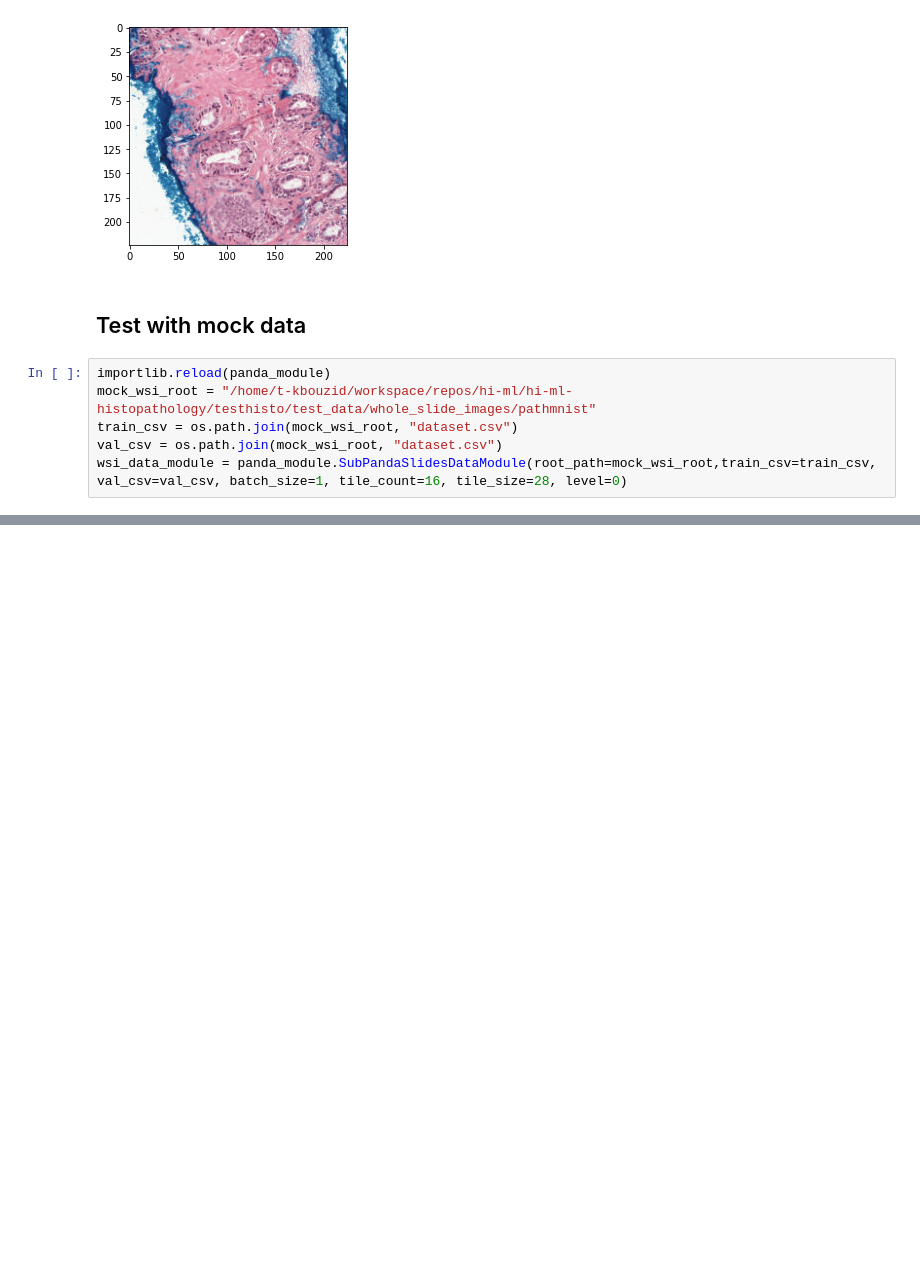
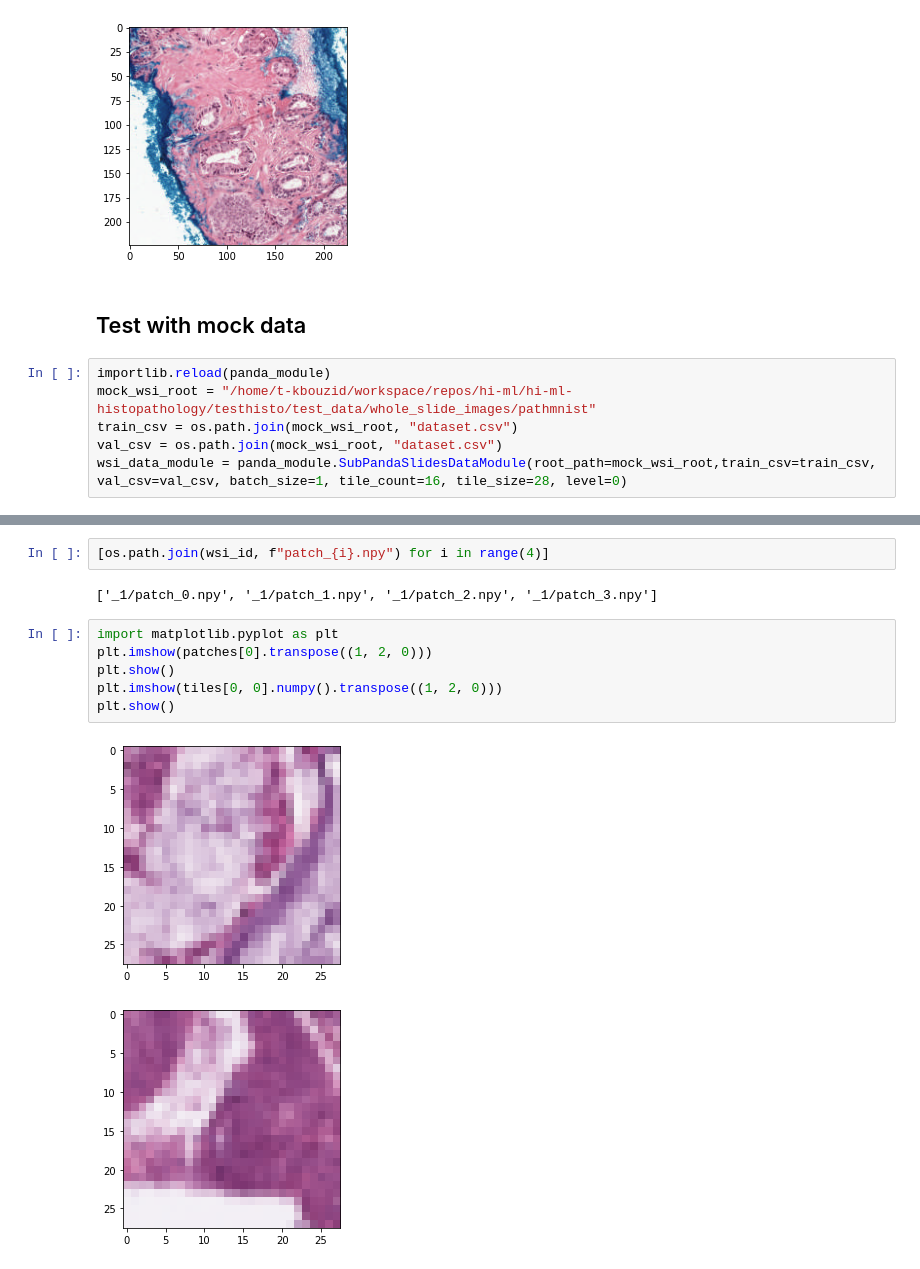
Before and after one commit to microsoft/hi-ml, a Jupyter notebook: hi-ml-histopathology/src/test_dataloaders.ipynb, the cells around one changed output, grey strips where cells are left out. Saved outputs shown, nothing was run; the diff lists cells and outputs as text; blank space fills up the shorter version.

```diff
--- a/hi-ml-histopathology/src/test_dataloaders.ipynb
+++ b/hi-ml-histopathology/src/test_dataloaders.ipynb
@@ -192,2 +190,15 @@ path = mock["slide_id"][0] + ".tiff"
+# %%
+[os.path.join(wsi_id, f"patch_{i}.npy") for i in range(4)]
+# %% [output]
+['_1/patch_0.npy', '_1/patch_1.npy', '_1/patch_2.npy', '_1/patch_3.npy']
+# %%
+import matplotlib.pyplot as plt
+plt.imshow(patches[0].transpose((1, 2, 0)))
+plt.show()
+plt.imshow(tiles[0, 0].numpy().transpose((1, 2, 0)))
+plt.show()
+# %% [output]
+[figure, added]
+[figure, added]
 # %%
 from tifffile import imread
```
Also changed, not shown: parts of 17 cells of this notebook, 2 other files.
